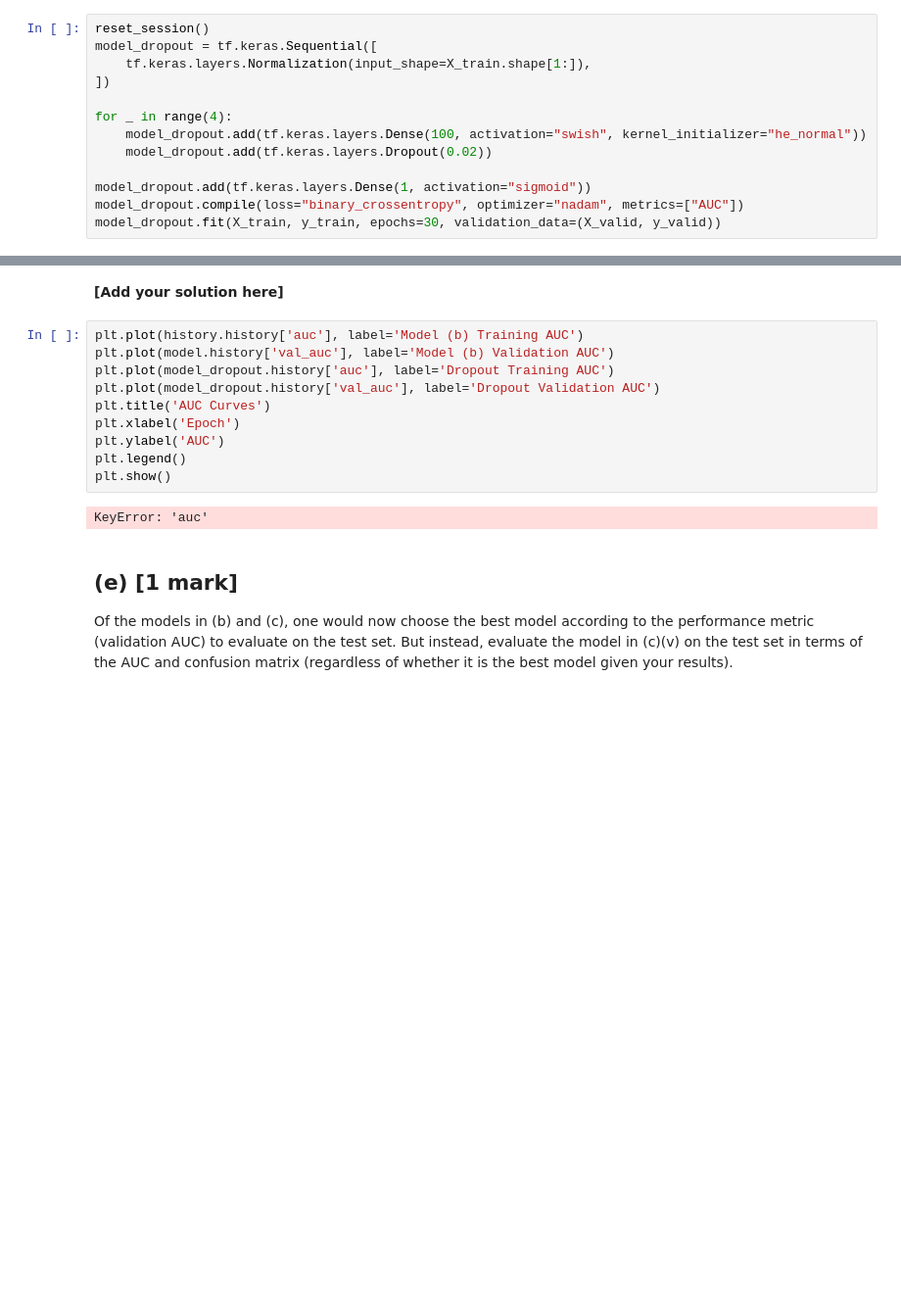
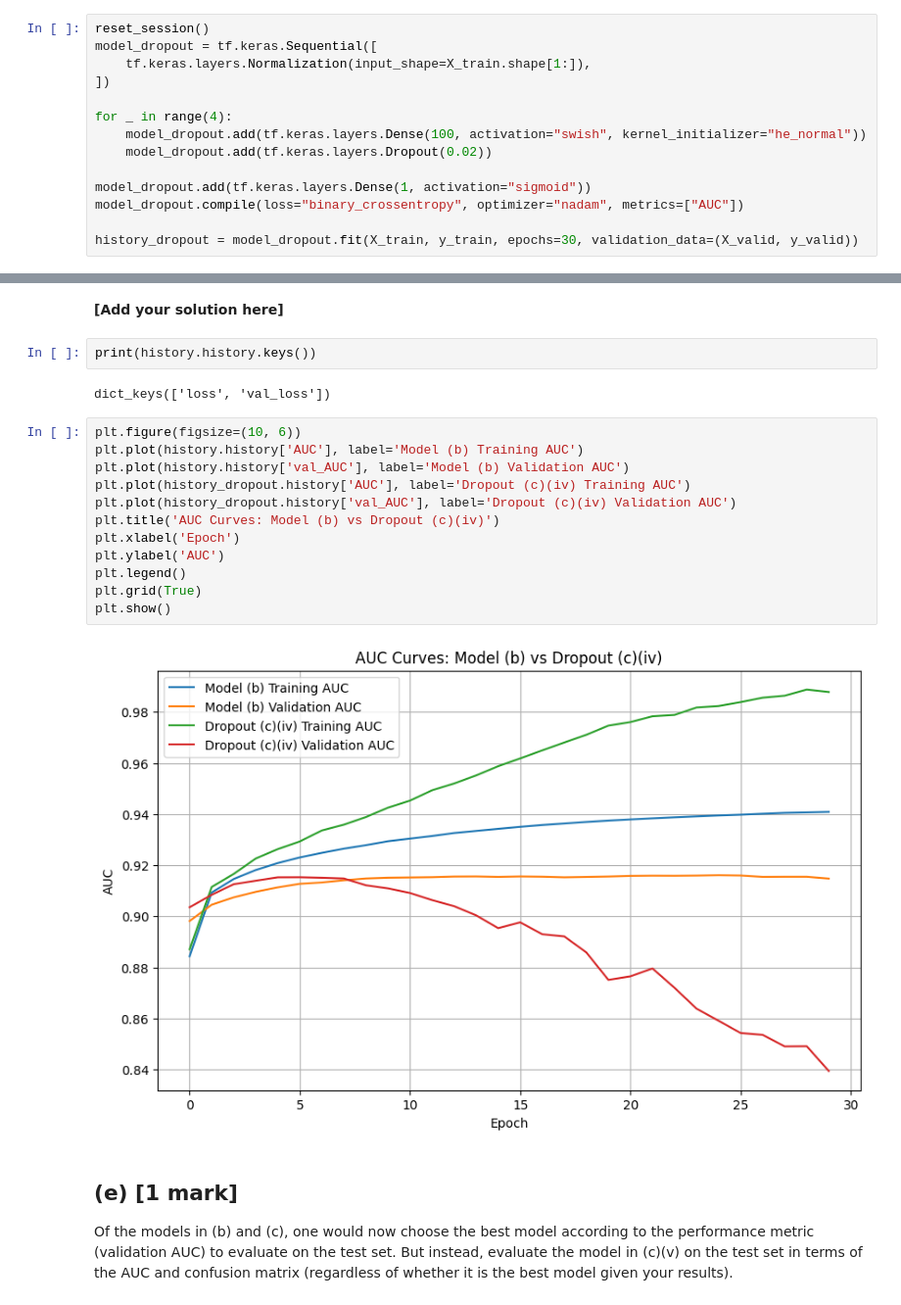
Before and after one commit to tchiu04/CFRM-421, a Jupyter notebook: Homework4-1.ipynb, the cells around one changed output, grey strips where cells are left out. Shown at 98% size. Drawn from its saved outputs; the diff is of its cells as text; blank space fills up the shorter version.

```diff
--- a/Homework4-1.ipynb
+++ b/Homework4-1.ipynb
@@ -597,6 +597,7 @@ for _ in range(4):
 
 model_dropout.add(tf.keras.layers.Dense(1, activation="sigmoid"))
 model_dropout.compile(loss="binary_crossentropy", optimizer="nadam", metrics=["AUC"])
-model_dropout.fit(X_train, y_train, epochs=30, validation_data=(X_valid, y_valid))
+
+history_dropout = model_dropout.fit(X_train, y_train, epochs=30, validation_data=(X_valid, y_valid))
 # %% [output]
 Epoch 1/30
@@ -701,18 +701,24 @@ Epoch 30/30
 For the dropout model in (c)(iv) determine whether or not it is overfitting less than the model in (b).
 # %% [markdown]
 **[Add your solution here]**
+# %%
+print(history.history.keys())
+# %% [output]
+dict_keys(['loss', 'val_loss'])
 # %%
-plt.plot(history.history['auc'], label='Model (b) Training AUC')
-plt.plot(model.history['val_auc'], label='Model (b) Validation AUC')
-plt.plot(model_dropout.history['auc'], label='Dropout Training AUC')
-plt.plot(model_dropout.history['val_auc'], label='Dropout Validation AUC')
-plt.title('AUC Curves')
+plt.figure(figsize=(10, 6))
+plt.plot(history.history['AUC'], label='Model (b) Training AUC')
+plt.plot(history.history['val_AUC'], label='Model (b) Validation AUC')
+plt.plot(history_dropout.history['AUC'], label='Dropout (c)(iv) Training AUC')
+plt.plot(history_dropout.history['val_AUC'], label='Dropout (c)(iv) Validation AUC')
+plt.title('AUC Curves: Model (b) vs Dropout (c)(iv)')
 plt.xlabel('Epoch')
 plt.ylabel('AUC')
 plt.legend()
+plt.grid(True)
 plt.show()
 # %% [output]
-KeyError: 'auc'
+[figure, added]
 # %% [markdown]
 ## (e) [1 mark]
 
```
Also changed, not shown: parts of 9 cells of this notebook.
